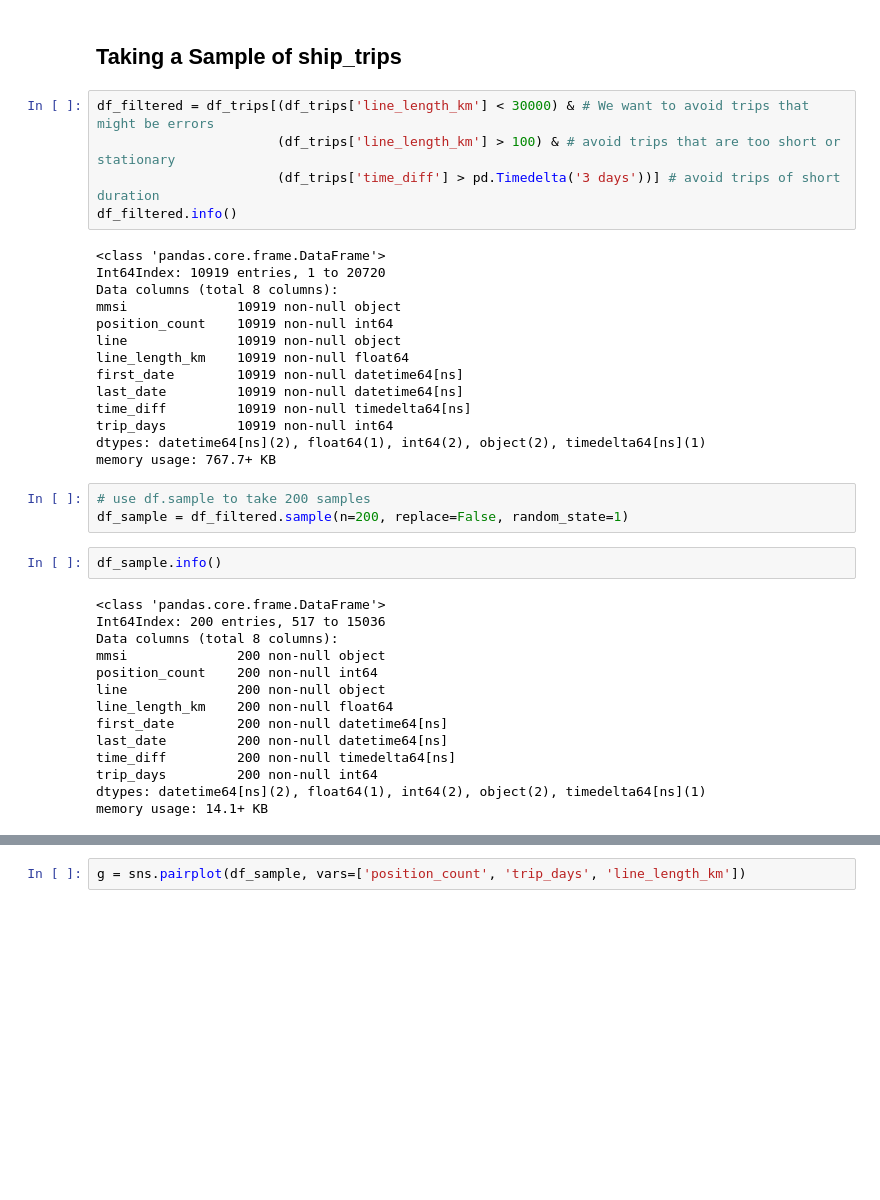
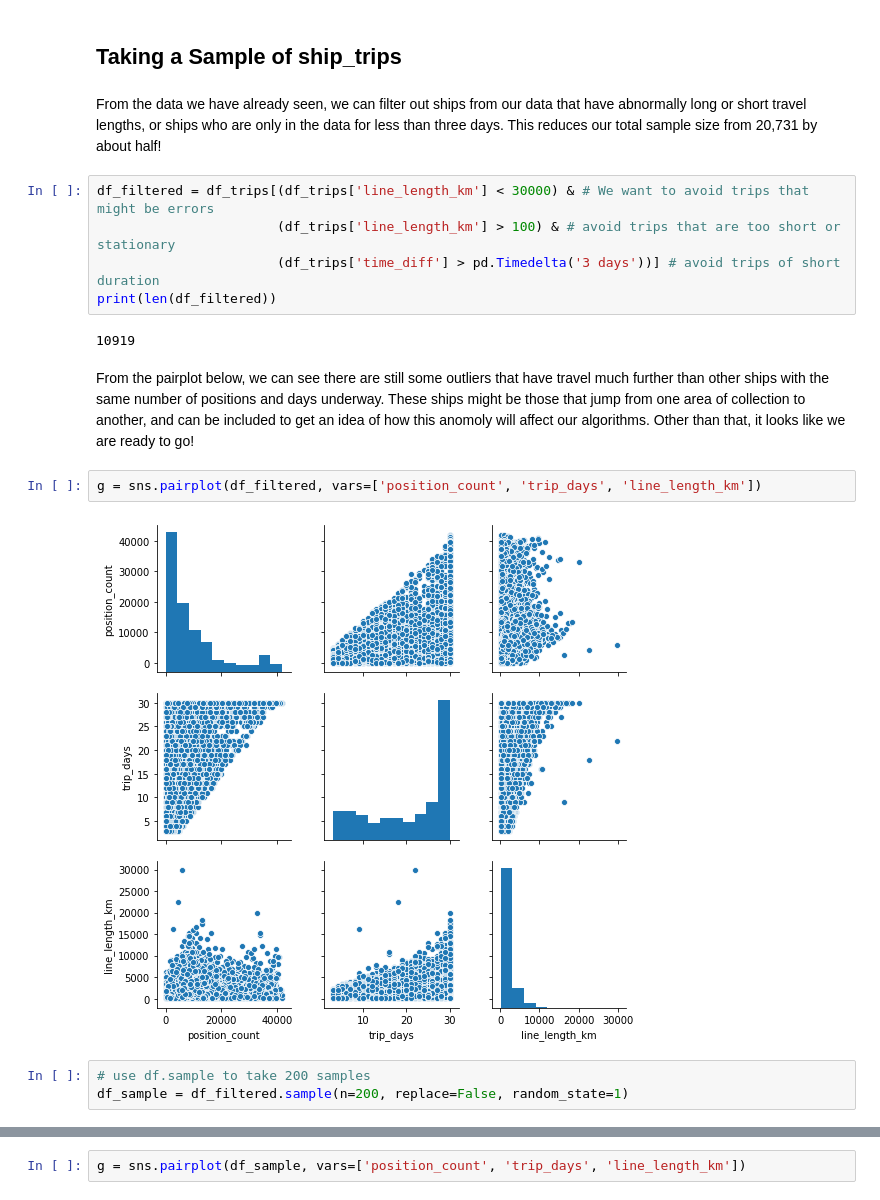
Before and after one commit to ishan-chaudhary/AIS_project, a Jupyter notebook: ingest_pipeline/ship_trips analysis.ipynb, the cells around one changed output, grey strips where cells are left out. Saved outputs shown, nothing was run; the diff lists cells and outputs as text; blank space fills up the shorter version.

```diff
--- a/ingest_pipeline/ship_trips analysis.ipynb
+++ b/ingest_pipeline/ship_trips analysis.ipynb
@@ -72,44 +84,24 @@ g = sns.pairplot(df_trips, vars=['position_count', 'trip_days', 'line_length_km'
 [figure]
 # %% [markdown]
 ## Taking a Sample of ship_trips
+# %% [markdown]
+From the data we have already seen, we can filter out ships from our data that have abnormally long or short travel lengths, or ships who are only in the data for less than three days.  This reduces our total sample size from 20,731 by about half!
 # %%
 df_filtered = df_trips[(df_trips['line_length_km'] < 30000) & # We want to avoid trips that might be errors
                        (df_trips['line_length_km'] > 100) & # avoid trips that are too short or stationary
                        (df_trips['time_diff'] > pd.Timedelta('3 days'))] # avoid trips of short duration
-df_filtered.info()
+print(len(df_filtered))
 # %% [output]
-<class 'pandas.core.frame.DataFrame'>
-Int64Index: 10919 entries, 1 to 20720
-Data columns (total 8 columns):
-mmsi              10919 non-null object
-position_count    10919 non-null int64
-line              10919 non-null object
-line_length_km    10919 non-null float64
-first_date        10919 non-null datetime64[ns]
-last_date         10919 non-null datetime64[ns]
-time_diff         10919 non-null timedelta64[ns]
-trip_days         10919 non-null int64
-dtypes: datetime64[ns](2), float64(1), int64(2), object(2), timedelta64[ns](1)
-memory usage: 767.7+ KB
+10919
+# %% [markdown]
+From the pairplot below, we can see there are still some outliers that have travel much further than other ships with the same number of positions and days underway.  These ships might be those that jump from one area of collection to another, and can be included to get an idea of how this anomoly will affect our algorithms.  Other than that, it looks like we are ready to go!
+# %%
+g = sns.pairplot(df_filtered, vars=['position_count', 'trip_days', 'line_length_km'])
+# %% [output]
+[figure, added]
 # %%
 # use df.sample to take 200 samples
 df_sample = df_filtered.sample(n=200, replace=False, random_state=1)
-# %%
-df_sample.info()
-# %% [output]
-<class 'pandas.core.frame.DataFrame'>
-Int64Index: 200 entries, 517 to 15036
-Data columns (total 8 columns):
-mmsi              200 non-null object
-position_count    200 non-null int64
-line              200 non-null object
-line_length_km    200 non-null float64
-first_date        200 non-null datetime64[ns]
-last_date         200 non-null datetime64[ns]
-time_diff         200 non-null timedelta64[ns]
-trip_days         200 non-null int64
-dtypes: datetime64[ns](2), float64(1), int64(2), object(2), timedelta64[ns](1)
-memory usage: 14.1+ KB
 # %%
 sns.distplot(df_sample['position_count'])
 # %% [output]
```
Also changed, not shown: parts of 13 cells of this notebook, 7 other files.
